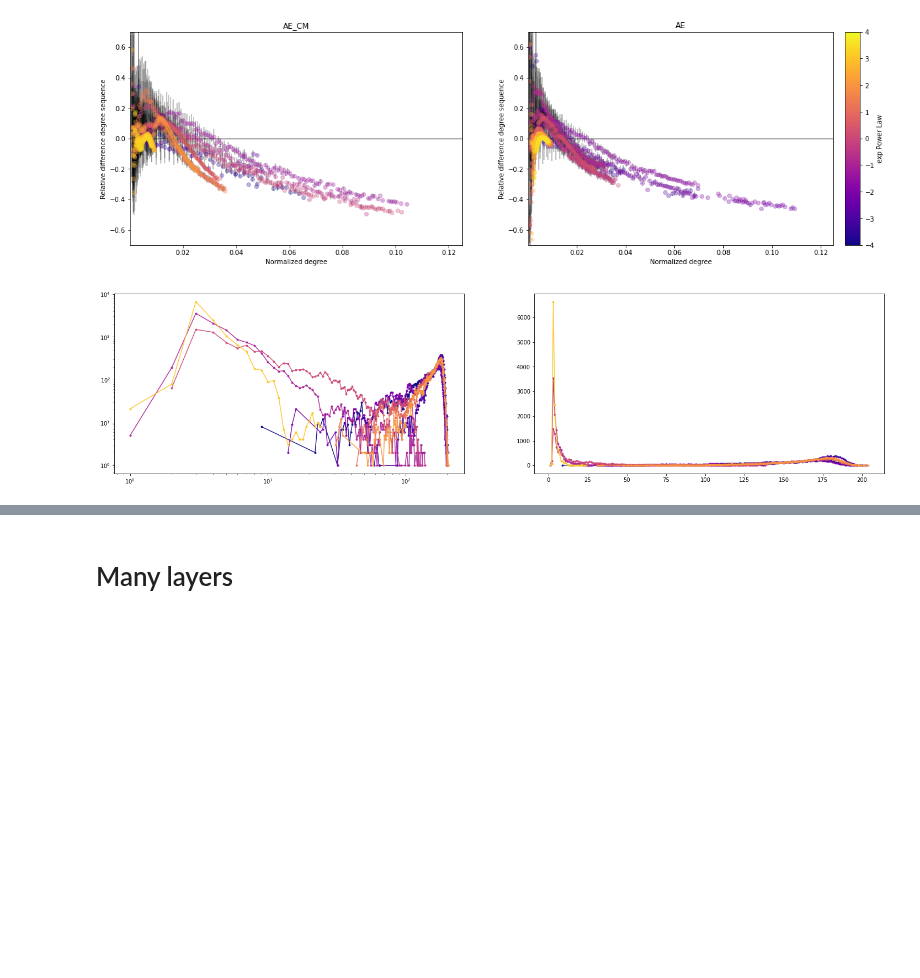
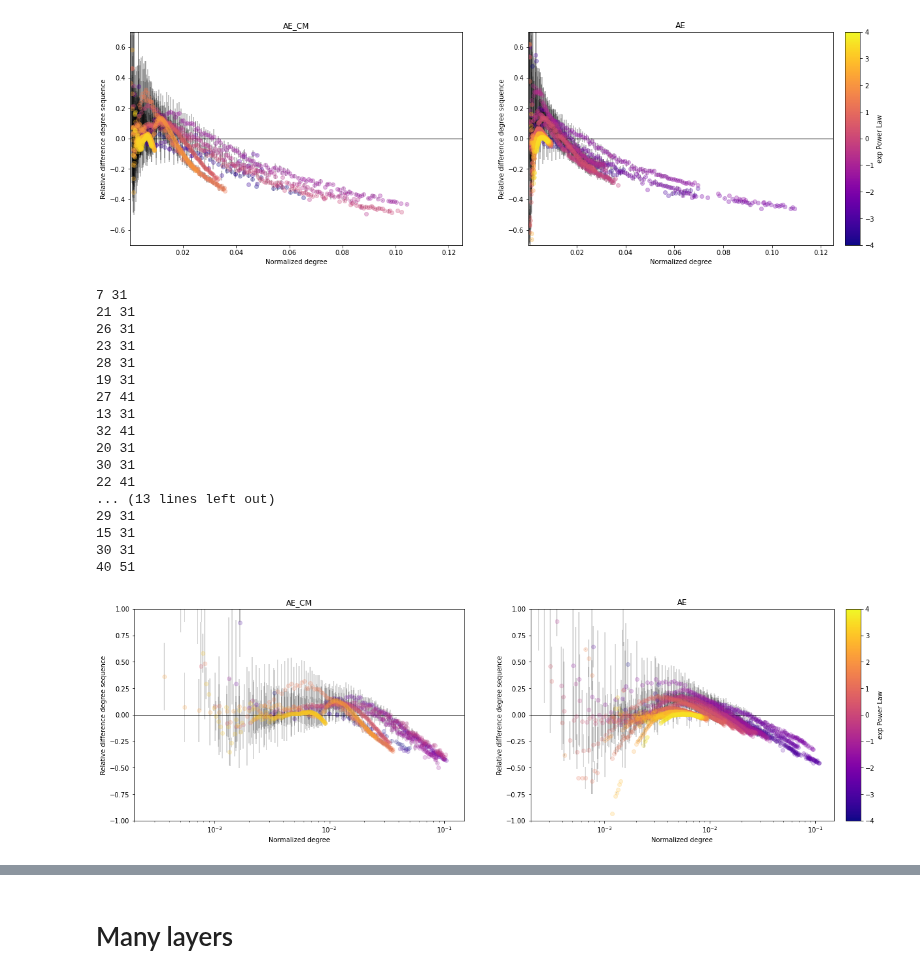
Before and after one commit to dandarm/Embednet, a Jupyter notebook: grid_studies.ipynb, the cells around one changed output, grey strips where cells are left out. Cells and saved outputs as stored; diff of their text form; code cells hidden in the pictures; blank space fills up the shorter version.

```diff
--- a/grid_studies.ipynb
+++ b/grid_studies.ipynb
@@ -365,27 +418,33 @@ plt.show()
 # %%
 # %% [output]
 [figure]
-# %%
-i=0
-fig, ax = plt.subplots(1,2, figsize=(25,6))
-
-colors, cm = get_color(plot_data_pl_ae)
-
-for index, row in many_training_paths.iterrows():
-    path = row.values[0]
-    pred_seq_4_epochs, epochs, input_seq = get_seq_4_epochs(path)
-
-    counts = np.unique(input_seq, return_counts=True)
-    ax[0].loglog(*counts, '.-', c=colors[i], alpha=0.9)  #, label="", linewidth=)
-
-    num_nodes = many_training_configs.loc[index]['graph_dataset.Num_nodes'][0]
-    exp = many_training_configs.loc[index]['graph_dataset.list_exponents'][0]
-    num_medio_link_grafo = num_nodes * (num_nodes - 1) / 2 * pER
-
-    #ax[1].plot(*(counts[0]/num_medio_link_grafo, counts[1]), '.-', c=colors[i], alpha=0.9)
-    ax[1].plot(*(counts[0], counts[1]), '.-', c=colors[i], alpha=0.9)
-    #plt.loglog(*counts, c=colors[0], alpha=0.9, label="", linewidth=3)
-
-    i+=1
-# %% [output]
-[figure, removed]
+# %%
+plot_data_pl_ae =   extract_data_from_mask(tot_mask_xavier_CM_AE_adjnorm_300_40, feat='exp', normalize_x=True)
+plot_data_pl_aecm = extract_data_from_mask(tot_mask_xavier_CM_AECM_adjnorm_300_40, feat='exp', normalize_x=True)
+
+fig, ax = plt.subplots(1,2, figsize=(20,6))
+x_lim, y_lim = (0.0002, 0.15), (-1.0, 1.0)
+plot_curves_vs_features(plot_data_pl_aecm, titolo='AE_CM', x_title="Normalized degree", x_lim=x_lim, y_lim=y_lim, logx=True, ax=ax[0], colorbar=False)
+#display(show_selection(tot_mask_xavier_CM_AECM_adjnorm_300_40))
+plot_curves_vs_features(plot_data_pl_ae, titolo='AE', x_title="Normalized degree", x_lim=x_lim, y_lim=y_lim, logx=True, ax=ax[1], titolo_laterale='exp Power Law')
+#display(show_selection(tot_mask_xavier_CM_AE_adjnorm_300_40))
+plt.show()
+# %% [output]
+7 31
+21 31
+26 31
+23 31
+28 31
+19 31
+27 41
+13 31
+32 41
+20 31
+30 31
+22 41
+... (13 lines left out)
+29 31
+15 31
+30 31
+40 51
+[figure, added]
```
Also changed, not shown: parts of 23 cells of this notebook, 4 other files.
